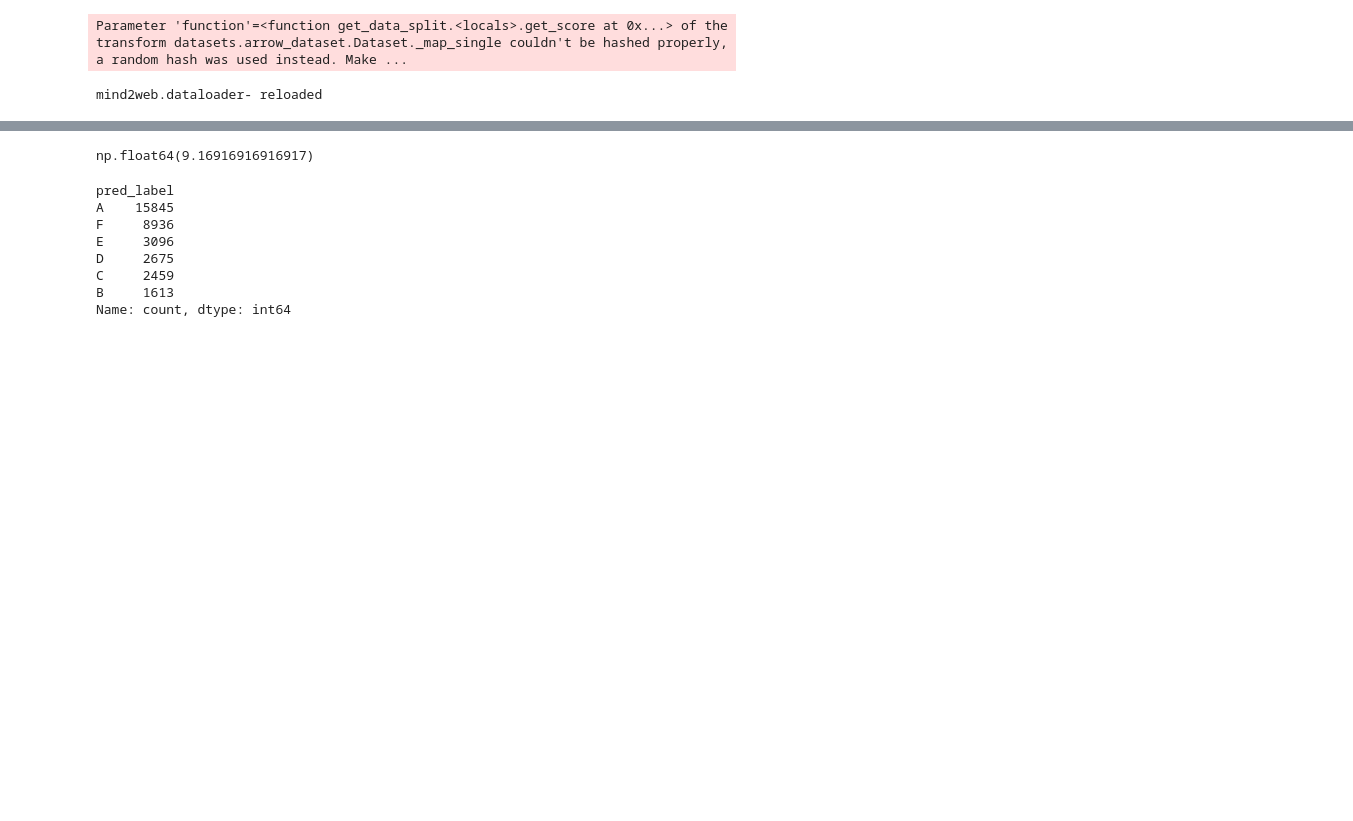
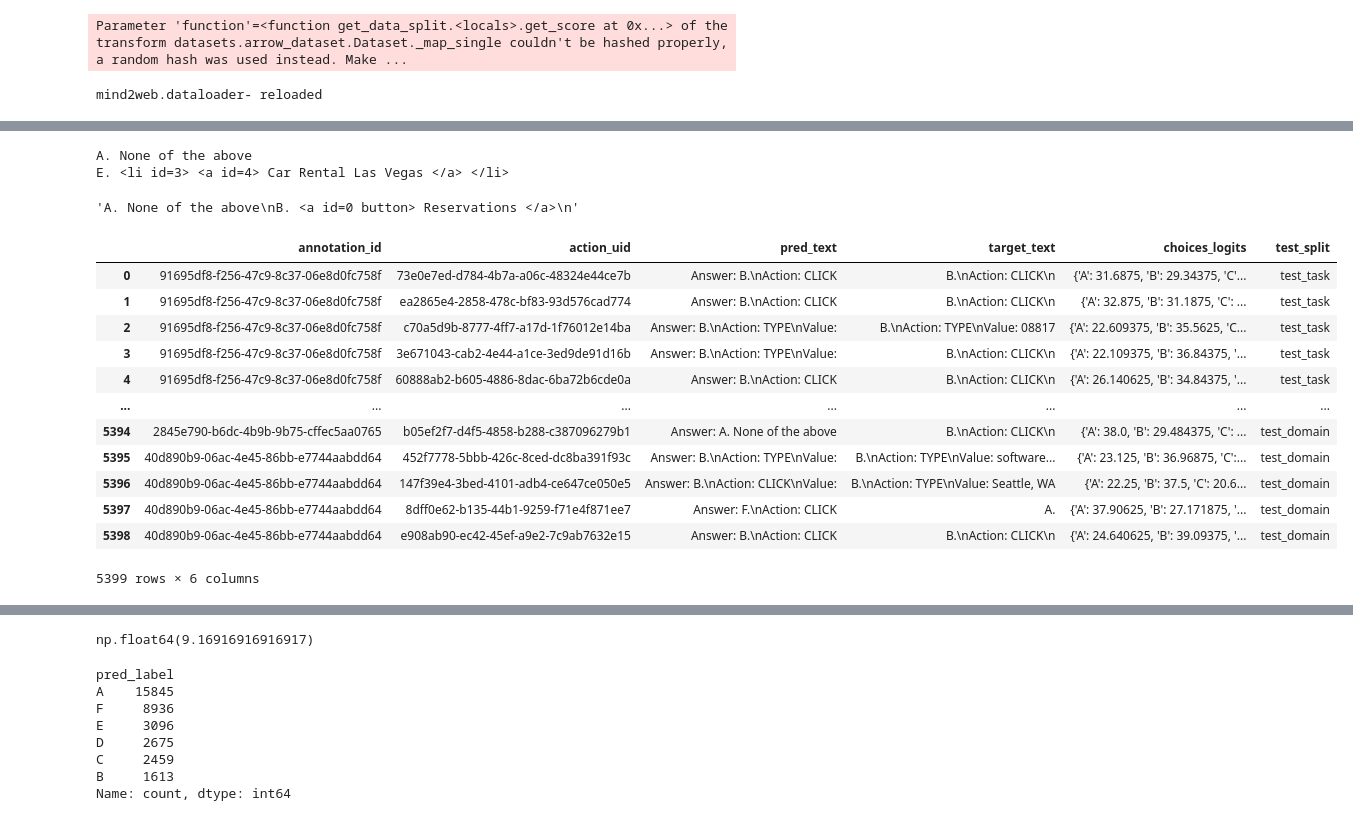
Before and after one commit to amitxy/Robots-That-Ask-For-Help-Over-The-Horizon, a Jupyter notebook: research.ipynb, the cells around one changed output, grey strips where cells are left out. Saved outputs shown, nothing was run; the diff lists cells and outputs as text; code cells hidden in the pictures; blank space fills up the shorter version.

```diff
--- a/research.ipynb
+++ b/research.ipynb
@@ -86,0 +117,19 @@ data_df = helpers.add_eval_columns(data_df)
+# %%
+x =  pd.read_pickle("Qwen_zero_shot_answers_backup.pkl")
+def extract_only_answer(model_output):
+    # Split the text into two parts at the tag
+    parts = model_output.split("[[ANSWER]]")
+
+    if len(parts) > 1:
+        # Success: Return everything after the tag (stripped of whitespace)
+        return parts[1].strip()
+    else:
+        # Failure: The tag wasn't found.
+        # Return the original text (fallback) or raise an error depending on your needs.
+        return model_output.strip()
+x['pred_text'] = x['pred_text'].apply(extract_only_answer)
+x['pred_text'] = x['pred_text'].apply(lambda x: x.replace('Answer:', '').strip())
+# for i, pred in enumerate(x['pred_text']):
+    # print(pred)
+x[['pred_text', 'target_text']]
+data_df = helpers.add_eval_columns(x)
@@ -87,3 +238,51 @@ data_df = helpers.add_eval_columns(data_df)
+# %%
+def filter_choices_str(choices_str: str, keep_labels):
+    """Keep only choices whose leading label (e.g., 'A') is in keep_labels."""
+    keep = set(keep_labels)
+    lines = []
+    for line in choices_str.splitlines():
+        line = line.strip()
+        if not line:
+            continue
+        label, _, rest = line.partition(".")
+        if label and label.strip() in keep:
+            lines.append(f"{label.strip()}.{rest}")
+    return "\n".join(lines) + ("\n" if lines else "")
+
+# Example:
+choices = (
+    "A. None of the above\n"
+    "B. <a id=0 button> Reservations </a>\n"
+    "C. <li id=1> <a id=2> Trip Ideas </a> </li>\n"
+    "D. <a id=2> Trip Ideas </a>\n"
+    "E. <li id=3> <a id=4> Car Rental Las Vegas </a> </li>\n"
+    "F. <a id=4> Car Rental Las Vegas </a>\n"
+)
+print(filter_choices_str(choices, ["A", "E"]))
+
+
+filter_choices_str(x[0]['choices'], ['A', 'B'])
+# %% [output]
+A. None of the above
+E. <li id=3> <a id=4> Car Rental Las Vegas </a> </li>
+'A. None of the above\nB. <a id=0 button> Reservations </a>\n'
+# %%
+pd.set_option("display.max_colwidth", None)
+data_df
+# %% [output]
+|  | annotation_id | action_uid | pred_text | target_text | choices_logits | test_split |
+| 0 | 91695df8-f256-47c9-8c37-06e8d0fc758f | 73e0e7ed-d784-4b7a-a06c-48324e44ce7b | Answer: B.\nAction: CLICK | B.\nAction: CLICK\n | {'A': 31.6875, 'B': 29.34375, 'C'... | test_task |
+| 1 | 91695df8-f256-47c9-8c37-06e8d0fc758f | ea2865e4-2858-478c-bf83-93d576cad774 | Answer: B.\nAction: CLICK | B.\nAction: CLICK\n | {'A': 32.875, 'B': 31.1875, 'C': ... | test_task |
+| 2 | 91695df8-f256-47c9-8c37-06e8d0fc758f | c70a5d9b-8777-4ff7-a17d-1f76012e14ba | Answer: B.\nAction: TYPE\nValue: | B.\nAction: TYPE\nValue: 08817 | {'A': 22.609375, 'B': 35.5625, 'C... | test_task |
+| 3 | 91695df8-f256-47c9-8c37-06e8d0fc758f | 3e671043-cab2-4e44-a1ce-3ed9de91d16b | Answer: B.\nAction: TYPE\nValue: | B.\nAction: CLICK\n | {'A': 22.109375, 'B': 36.84375, '... | test_task |
+| 4 | 91695df8-f256-47c9-8c37-06e8d0fc758f | 60888ab2-b605-4886-8dac-6ba72b6cde0a | Answer: B.\nAction: CLICK | B.\nAction: CLICK\n | {'A': 26.140625, 'B': 34.84375, '... | test_task |
+| ... | ... | ... | ... | ... | ... | ... |
+| 5394 | 2845e790-b6dc-4b9b-9b75-cffec5aa0765 | b05ef2f7-d4f5-4858-b288-c387096279b1 | Answer: A. None of the above | B.\nAction: CLICK\n | {'A': 38.0, 'B': 29.484375, 'C': ... | test_domain |
+| 5395 | 40d890b9-06ac-4e45-86bb-e7744aabdd64 | 452f7778-5bbb-426c-8ced-dc8ba391f93c | Answer: B.\nAction: TYPE\nValue: | B.\nAction: TYPE\nValue: software... | {'A': 23.125, 'B': 36.96875, 'C':... | test_domain |
+| 5396 | 40d890b9-06ac-4e45-86bb-e7744aabdd64 | 147f39e4-3bed-4101-adb4-ce647ce050e5 | Answer: B.\nAction: CLICK\nValue: | B.\nAction: TYPE\nValue: Seattle, WA | {'A': 22.25, 'B': 37.5, 'C': 20.6... | test_domain |
+| 5397 | 40d890b9-06ac-4e45-86bb-e7744aabdd64 | 8dff0e62-b135-44b1-9259-f71e4f871ee7 | Answer: F.\nAction: CLICK | A. | {'A': 37.90625, 'B': 27.171875, '... | test_domain |
+| 5398 | 40d890b9-06ac-4e45-86bb-e7744aabdd64 | e908ab90-ec42-45ef-a9e2-7c9ab7632e15 | Answer: B.\nAction: CLICK | B.\nAction: CLICK\n | {'A': 24.640625, 'B': 39.09375, '... | test_domain |
+5399 rows × 6 columns
 # %%
 
 from scipy.optimize import minimize
```
Also changed, not shown: parts of 22 cells of this notebook, 5 other files.
